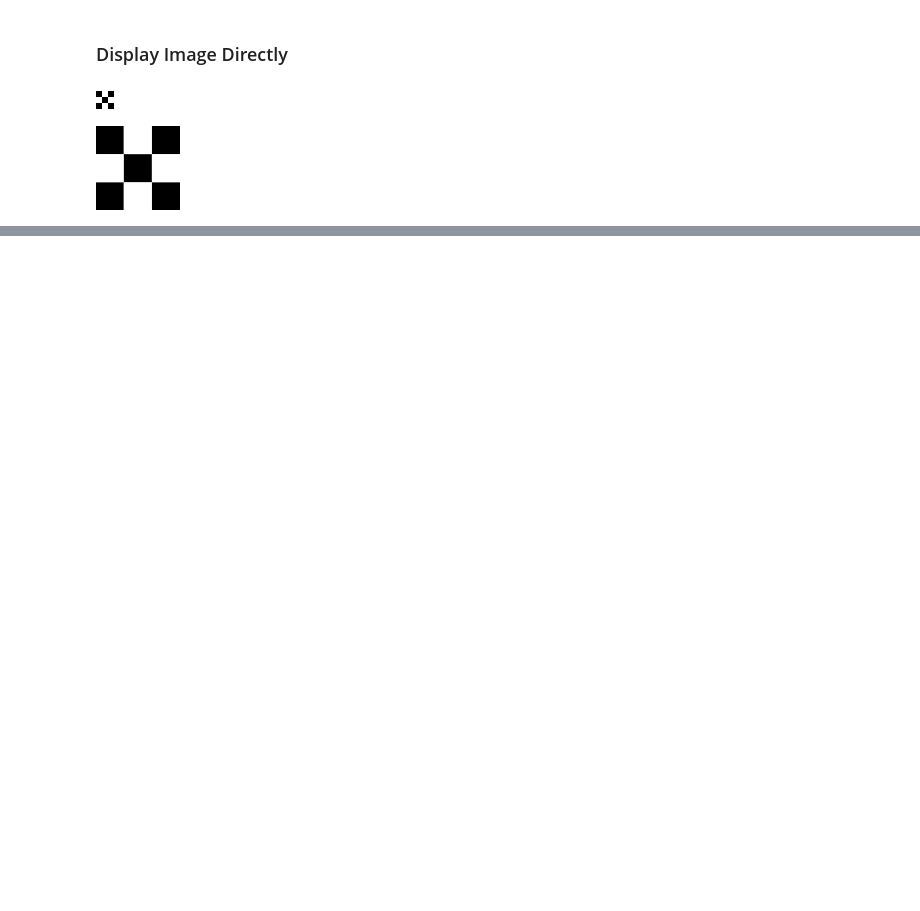
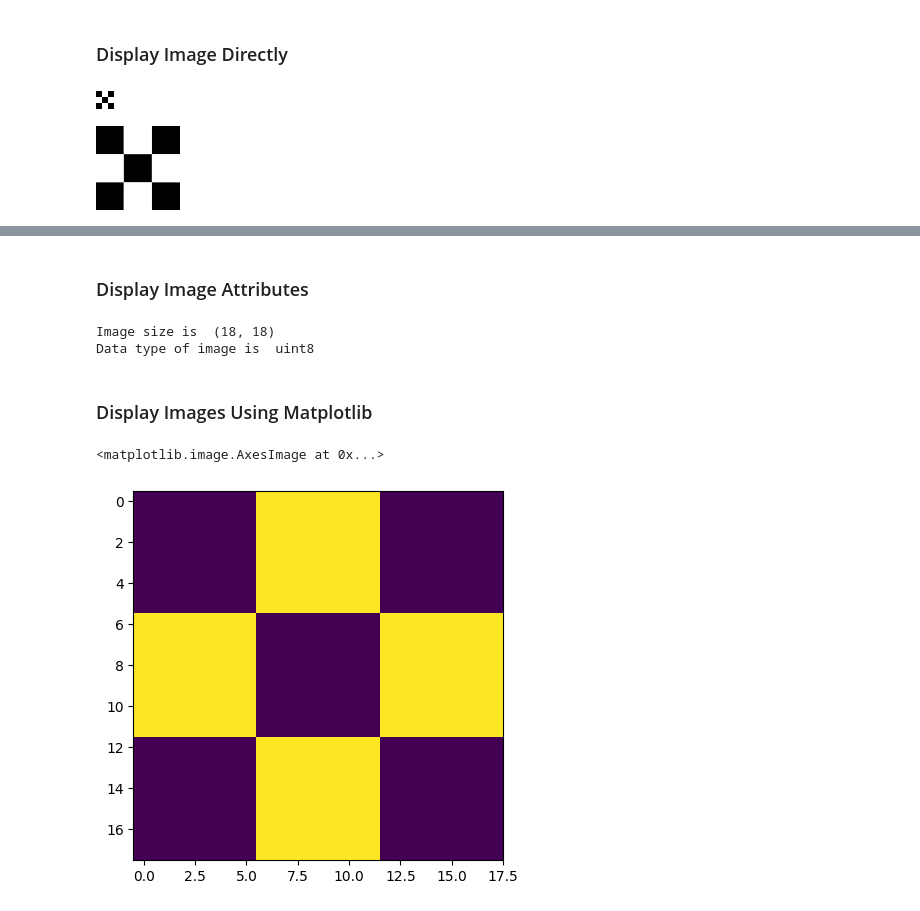
Before and after one commit to ramneekriar/opencv-bootcamp, a Jupyter notebook: getting-started-with-images.ipynb, the cells around one changed output, grey strips where cells are left out. Saved outputs shown, nothing was run; the diff lists cells and outputs as text; code cells hidden in the pictures; blank space fills up the shorter version.

```diff
--- a/getting-started-with-images.ipynb
+++ b/getting-started-with-images.ipynb
@@ -18,3 +50,11 @@ Image(filename='checkerboard_18x18.png')
 Image(filename='checkerboard_84x84.png')
 # %% [output]
 [figure]
+# %%
+# Read image as grayscale
+cb_img = cv2.imread("checkerboard_18x18.png", 0)
+
+# Print the image data (pixel values), elements of a 2D numpy array.
+# Each pixel value is 8-bits [0, 255]
+# 0 -> black, 255 -> white
+print(cb_img)
@@ -20,0 +80,19 @@ Image(filename='checkerboard_84x84.png')
+# %% [markdown]
+### Display Image Attributes
+# %%
+# Print the size of an image
+print("Image size is ", cb_img.shape)
+
+# Print data type of image
+print("Data type of image is ", cb_img.dtype)
+# %% [output]
+Image size is  (18, 18)
+Data type of image is  uint8
+# %% [markdown]
+### Display Images Using Matplotlib
+# %%
+# Display image
+plt.imshow(cb_img)
+# %% [output]
+<matplotlib.image.AxesImage at 0x...>
+[figure, added]
```
Also changed, not shown: parts of 24 cells of this notebook.
